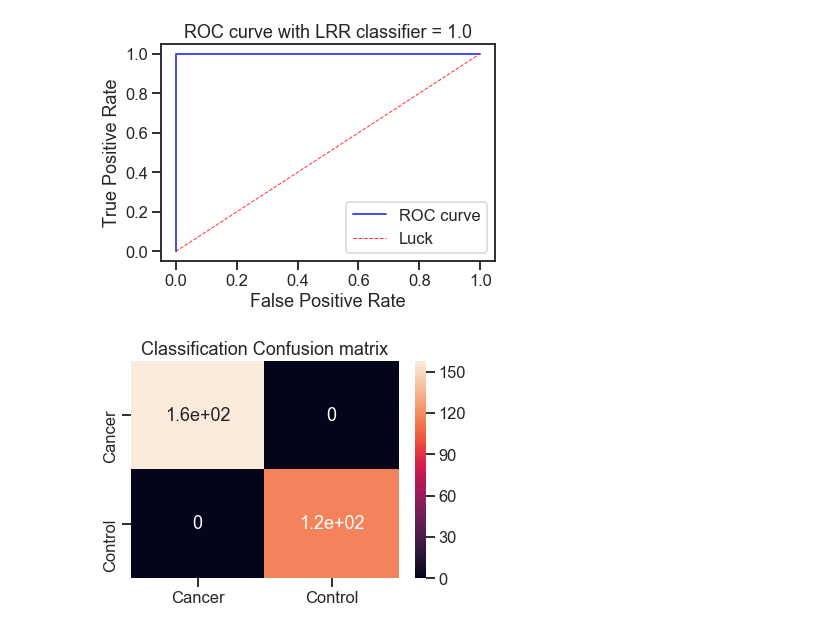
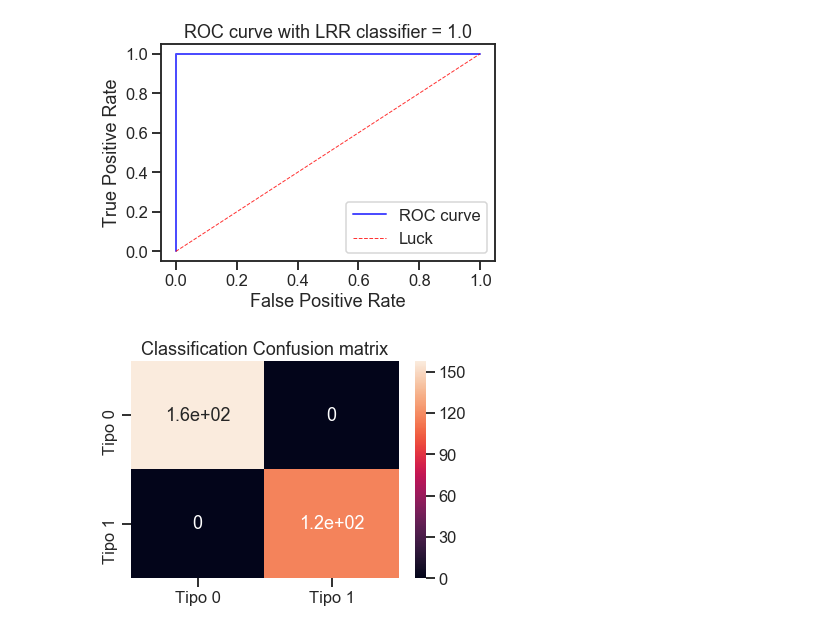
Before and after one commit to lucaschicco/Remo, a Jupyter notebook: Ejercicio_Asignación_Grupo13.ipynb, the cells around one changed output. Saved outputs shown, nothing was run; the diff lists cells and outputs as text; code cells hidden in the pictures.

```diff
--- a/Ejercicio_Asignación_Grupo13.ipynb
+++ b/Ejercicio_Asignación_Grupo13.ipynb
@@ -420,10 +420,10 @@ plt.show()
 [figure]
 # %%
 cm_svm = confusion_matrix(ytest, ypred2_svm)
-cm_svm2 = pd.DataFrame(cm, index = ['Cancer', 'Control'], columns = ['Cancer', 'Control'])
+cm_svm2 = pd.DataFrame(cm, index = ['Tipo 0', 'Tipo 1'], columns = ['Tipo 0', 'Tipo 1'])
 plt.figure(figsize = (6,4))
 sns.heatmap(cm_svm2, annot=True)
 plt.title('Classification Confusion matrix')
 plt.show()
 # %% [output]
-[figure, old version]
+[figure, new version]
```
Also changed, not shown: parts of 2 cells of this notebook.
